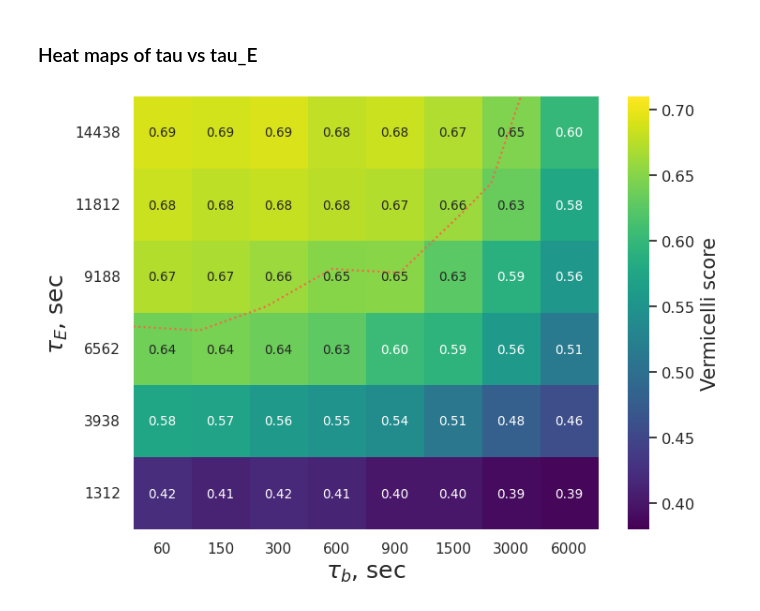
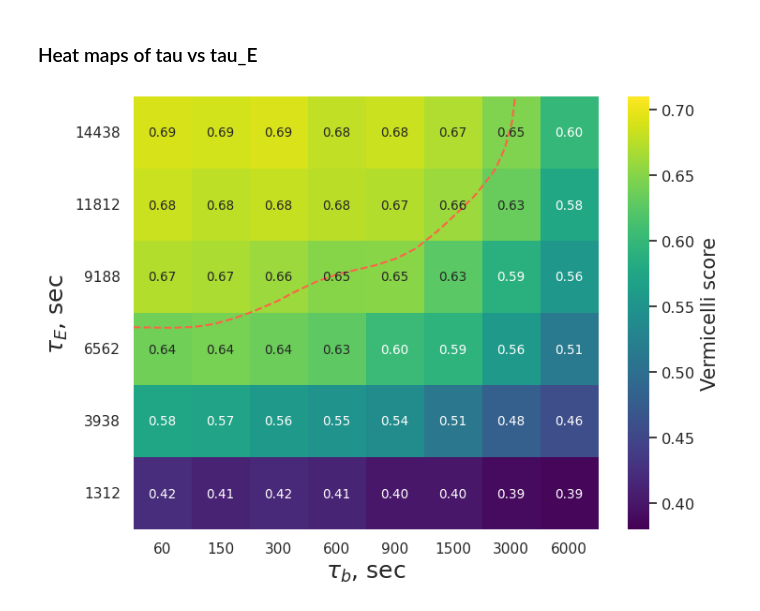
Before and after one commit to Fudenberg-Research-Group/dynamic_extrusion_boundaries, a Jupyter notebook: analysis/vermicelli.ipynb, the cells around one changed output. Cells and saved outputs as stored; diff of their text form; code cells hidden in the pictures.

Commit message:
revising contour line

```diff
--- a/analysis/vermicelli.ipynb
+++ b/analysis/vermicelli.ipynb
@@ -107,7 +108,7 @@ colors = []
 
 for params in folder_parameters:
     clife, cof, life, vel = params["Clife"], params["Cof"], params["life"], params["vel"]
-    file_path = f'../inputs/data/vscore/vscore_for_clife_{clife}_cof_{cof}_life_{life}_vel_{vel}.csv'
+    file_path = f'../output/scores/simulation/vscore/vscore_for_clife_{clife}_cof_{cof}_life_{life}_vel_{vel}.csv'
     file_data = np.loadtxt(file_path)
 
     all_data.append(file_data)
@@ -282,7 +283,7 @@ folder_face_1.0_back_0_Clife_2285.71_Cof_979.59_life_3500.0_slife_3500.0_birth_0
 # %% [markdown]
 ### Heat maps of tau vs tau_E
 # %%
-file = pd.read_csv('../inputs/data/vermic.csv')
+file = pd.read_csv('../output/scores/simulation/vermic.csv')
 file = file.drop_duplicates()
 lifetime = file['life']
 velocity = file['vel']
@@ -319,35 +320,37 @@ for vel in list(unique_vel):
     # Create the heatmap using seaborn
     plt.figure(figsize=(8, 6))
     im = sns.heatmap(heatmap_data, annot=True, cmap='viridis', vmax=.71, vmin =0.38, fmt='.2f',cbar_kws={'label': 'Vermicelli score'} )
     sns.set(font_scale=0.81)
     cbar = im.collections[0].colorbar
     cbar.ax.tick_params(labelsize=11.75)
     cbar.set_label('Vermicelli score', fontsize=15)
 
     # Add equipotential lines for loop size = 700
     smooth_scale = 1
     d = gaussian_filter(heatmap_data.to_numpy(), sigma=0.1)
     #z = ndimage.zoom(heatmap_data.to_numpy(), smooth_scale)
     numline_o=8
     numline_c=6
-    cntr1 = im.contour(np.linspace(0, numline_o, numline_o * smooth_scale),
-                       np.linspace(0, numline_c, numline_c * smooth_scale),
-                       d, levels=[0.65], colors='tomato', linestyles='dotted', alpha=1)
+    #cntr1 = im.contour(np.linspace(0, numline_o, numline_o * smooth_scale),
+    #                   np.linspace(0, numline_c, numline_c * smooth_scale),
+    #                   d, levels=[0.65], colors='tomato', linestyles='dotted', alpha=1)
+    line = utvis.make_equipotential_lines(heatmap_data,[0.65], expand_cof = 3,
+                                             num_line_x = 8, num_line_y = 6, color='tomato', linestyles='dashed')
 
 
     # Format tick labels
     im.set_xticklabels([int(float(t.get_text())) if float(t.get_text()).is_integer() else t.get_text() for t in im.get_xticklabels()])
     im.set_yticklabels([int(float(t.get_text())) if float(t.get_text()).is_integer() else t.get_text() for t in im.get_yticklabels()])
     # Customize labels and title
     plt.xticks(fontsize =11, rotation=0)
     plt.ylabel(r'$\tau_b$ [sec]', fontsize =16.5)
     plt.yticks(fontsize = 11, rotation = 0)
     plt.xlabel(r'$\tau_b$, sec', fontsize = 18)
     plt.ylabel(r'$\tau_E$, sec', fontsize =18)
     #plt.title(' velocity= %s, occupancy=0.9'%( vel), fontsize =11.5)
     plt.gca().invert_yaxis()
-    plt.savefig('vermicelli_for_occup_0.7_vel_%s.pdf'%(vel), transparent = True, bbox_inches = 'tight')
+    plt.savefig('../output/figures/vermicelli_for_occup_0.7_vel_%s.pdf'%(vel), transparent = True, bbox_inches = 'tight')
     # Show the plot
     plt.show()
 # %% [output]
-[figure, old version]
+[figure, new version]
```
Also changed, not shown: parts of 2 cells of this notebook.
